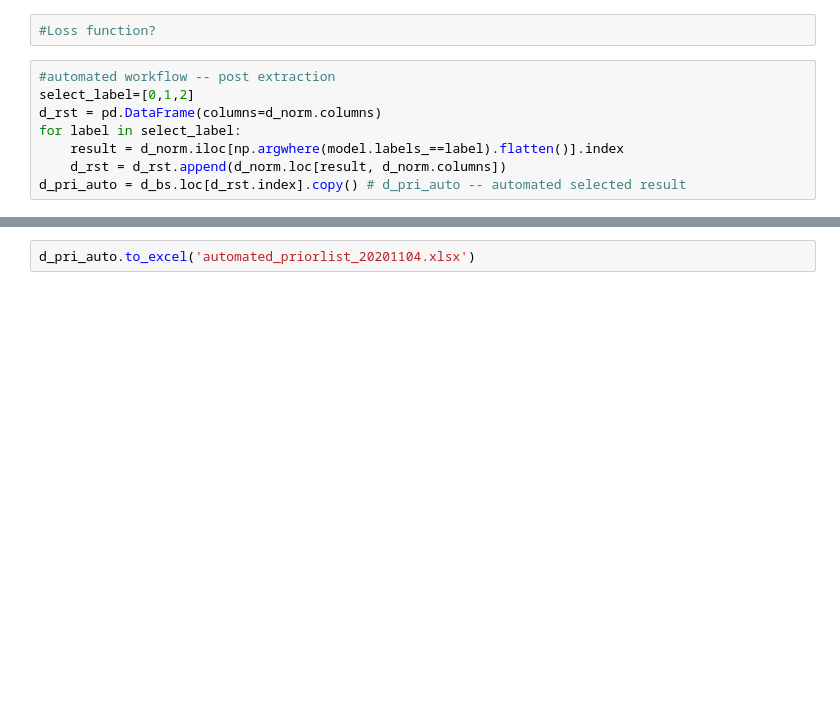
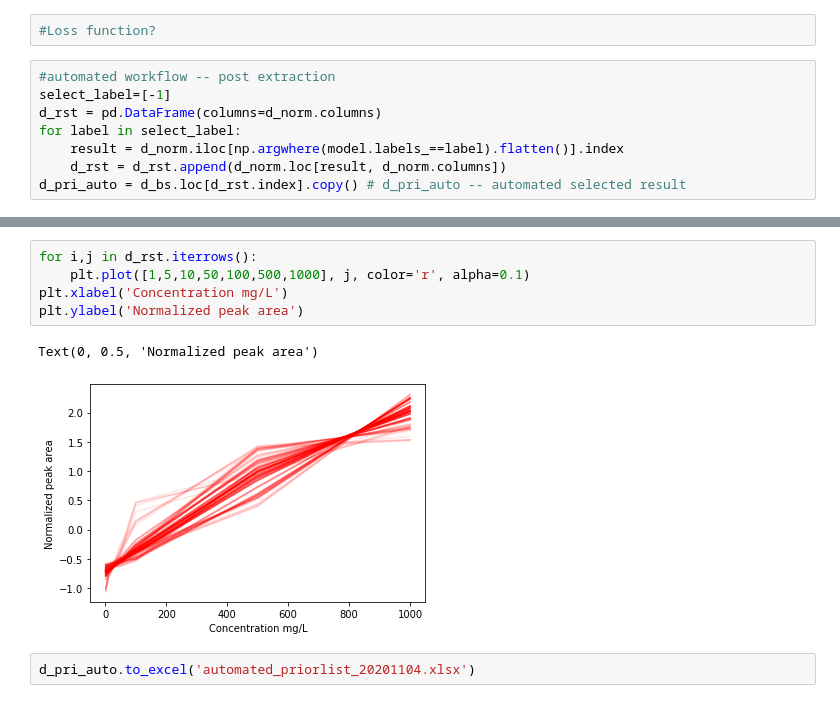
Before and after one commit to XiminHu/massmotif, a Jupyter notebook: dev/Massmotif-MS1-prior.ipynb, the cells around one changed output, grey strips where cells are left out. Cells and saved outputs as stored; diff of their text form; blank space fills up the shorter version.

```diff
--- a/dev/Massmotif-MS1-prior.ipynb
+++ b/dev/Massmotif-MS1-prior.ipynb
@@ -64,7 +71,7 @@ for i,k in enumerate(unique_labels):
 #Loss function?
 # %%
 #automated workflow -- post extraction
-select_label=[0,1,2]
+select_label=[-1]
 d_rst = pd.DataFrame(columns=d_norm.columns)
 for label in select_label:
     result = d_norm.iloc[np.argwhere(model.labels_==label).flatten()].index
@@ -73,3 +84,11 @@ d_pri_auto = d_bs.loc[d_rst.index].copy() # d_pri_auto -- automated selected res
+# %%
+for i,j in d_rst.iterrows():
+    plt.plot([1,5,10,50,100,500,1000], j, color='r', alpha=0.1)
+plt.xlabel('Concentration mg/L')
+plt.ylabel('Normalized peak area')
+# %% [output]
+Text(0, 0.5, 'Normalized peak area')
+[figure, added]
 # %%
 d_pri_auto.to_excel('automated_priorlist_20201104.xlsx')
 # %%
```
Also changed, not shown: parts of 11 cells of this notebook.
